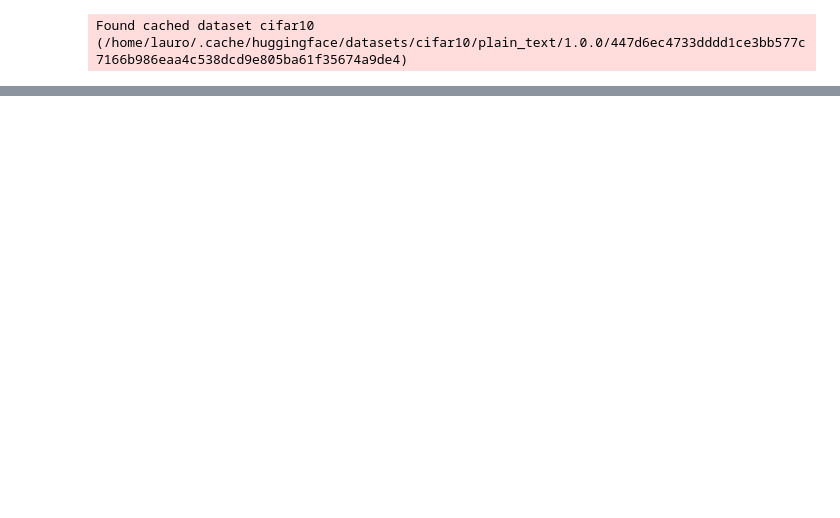
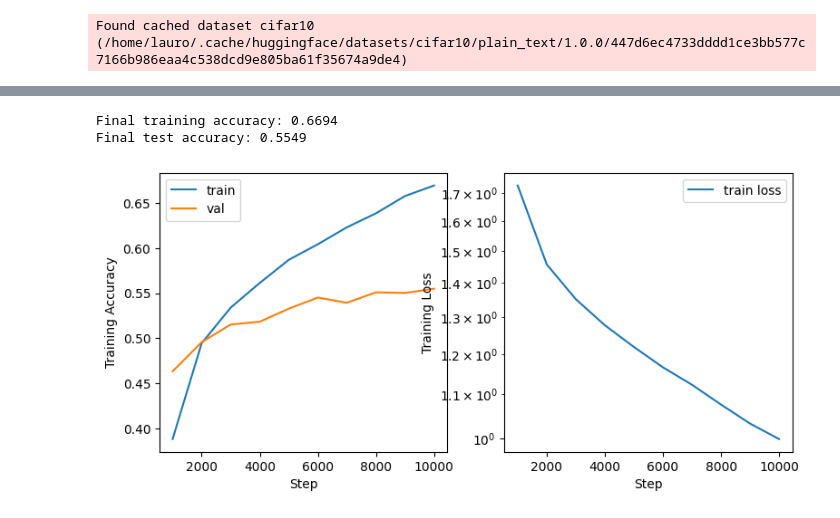
Before and after one commit to Emilija2000/model-zoo-jax, a Jupyter notebook: notebooks/transformer.ipynb, the cells around one changed output, grey strips where cells are left out. Cells and saved outputs as stored; diff of their text form; code cells hidden in the pictures; blank space fills up the shorter version.

Commit message:
train cifar10

```diff
--- a/notebooks/transformer.ipynb
+++ b/notebooks/transformer.ipynb
@@ -41,9 +41,3 @@ def loss(params, rng, input_chunks, targets, is_training=True):
     return -jnp.sum(targets * nn.log_softmax(logits, axis=-1), axis=-1).mean()
 # %% [markdown]
 # Training CIFAR-10
-# %%
-dataset = datasets.load_dataset('cifar10')
-dataset = dataset.with_format("jax")
-# Split the dataset into train and test sets
-train_dataset = dataset['train']
-test_dataset = dataset['test']
@@ -77 +76,12 @@ Found cached dataset cifar10 (/home/lauro/.cache/huggingface/datasets/cifar10/pl
+# %%
+BATCH_SIZE = 50
+SEQ_LEN = 16
+CHUNK_SIZE = train_data.shape[-1] // SEQ_LEN
+
+
+# Chunk and batch data
+train_data = train_data.reshape(-1, BATCH_SIZE, SEQ_LEN, CHUNK_SIZE)
+train_labels = train_labels.reshape(-1, BATCH_SIZE, 10)
+test_data = test_data.reshape(-1, SEQ_LEN, CHUNK_SIZE)
+test_labels = test_labels.reshape(-1, 10)
 # %%
@@ -139,0 +140,2 @@ info = utils.dict_concatenate(info)
+# %%
+info, model, params = train_cifar()
@@ -139,0 +154,29 @@ info = utils.dict_concatenate(info)
+# %%
+print("Final training accuracy:", info["train_acc"][-1])
+print("Final test accuracy:", info["val_acc"][-1])
+# %% [output]
+Final training accuracy: 0.6694
+Final test accuracy: 0.5549
+# %%
+# Plot
+fig, axs = plt.subplots(1, 2, figsize=(9, 4))
+
+# acc
+ax = axs[0]
+ax.plot(info["step"], info["train_acc"], label="train")
+ax.plot(info["step"], info["val_acc"], label="val")
+ax.set_ylabel("Training Accuracy")
+ax.set_xlabel("Step")
+ax.legend()
+
+# loss
+ax = axs[1]
+ax.plot(info["step"], info["loss"], label="train loss")
+ax.set_ylabel("Training Loss")
+ax.set_xlabel("Step")
+ax.set_yscale("log")
+ax.legend()
+
+plt.show()
+# %% [output]
+[figure, added]
```
Also changed, not shown: parts of 6 cells of this notebook.
